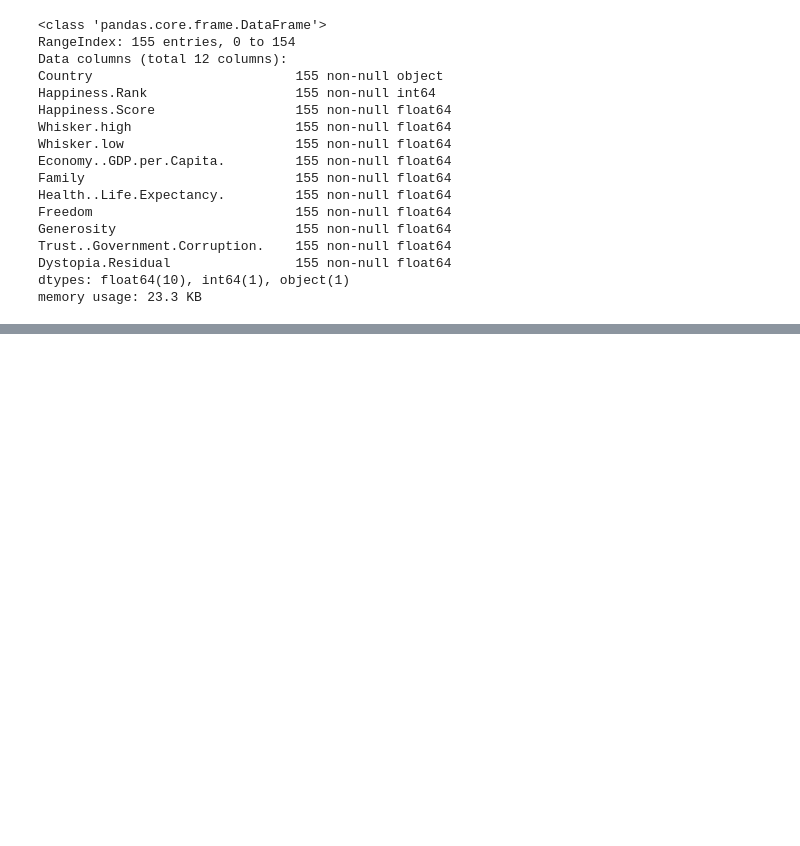
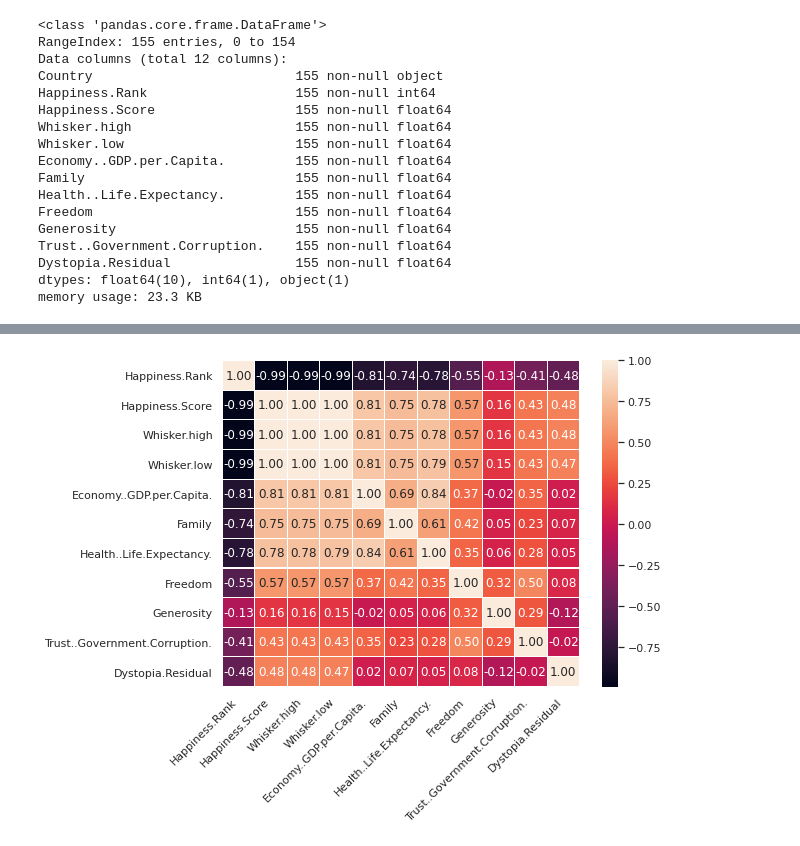
Before and after one commit to ArminD93/WorldHappinessReport, a Jupyter notebook: WorldHappinessReport_2017.ipynb, the cells around one changed output, grey strips where cells are left out. Drawn from its saved outputs; the diff is of its cells as text; code cells hidden in the pictures; blank space fills up the shorter version.

```diff
--- a/WorldHappinessReport_2017.ipynb
+++ b/WorldHappinessReport_2017.ipynb
@@ -13,6 +13,10 @@ sns.set(style="ticks", color_codes=True)
 
 
 happiness2017 = pd.read_csv('/content/drive/My Drive/ColabNotebooks/WorldHappiness/datasets/2017.csv', low_memory=False)
+
+DistributionObj = Distribution(happiness2017)
+CorrelationObj = Correlation(dataset=happiness2017)
+
 happiness2017.head()
 # %% [output]
 /content/drive/My Drive/ColabNotebooks/WorldHappiness
@@ -54,3 +58,7 @@ happiness2017.describe()
 | 50% | 78.000000 | 5.279000 | 5.370032 | 5.193152 | 1.064578 | 1.253918 | ... |
 | 75% | 116.500000 | 6.101500 | 6.194600 | 6.006527 | 1.318027 | 1.414316 | ... |
 | max | 155.000000 | 7.537000 | 7.622030 | 7.479556 | 1.870766 | 1.610574 | ... |
+# %%
+CorrelationObj.addCorrelationmap
+# %% [output]
+[figure, added]
```
Also changed, not shown: parts of 2 cells of this notebook.
